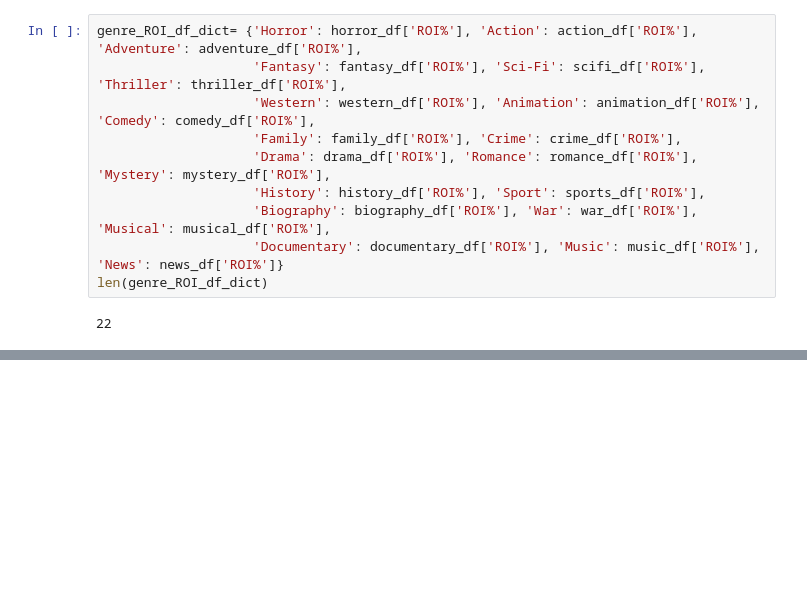
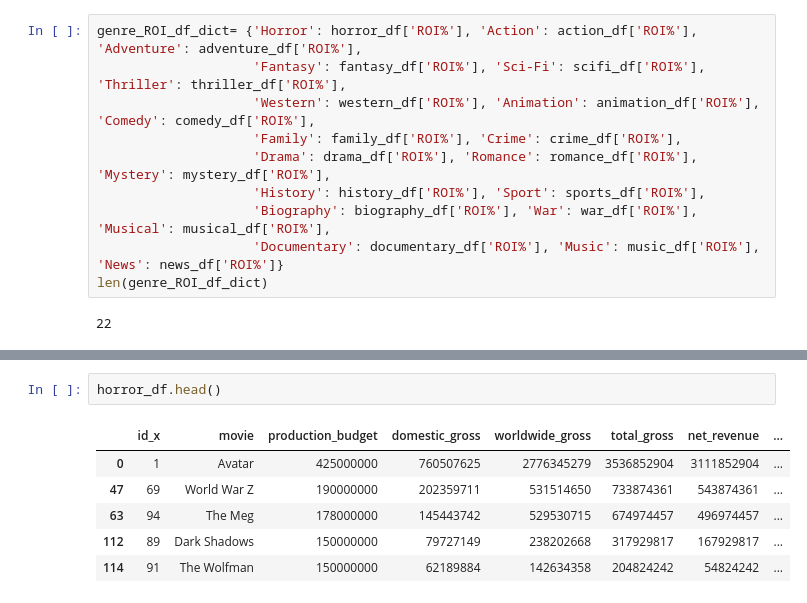
Before and after one commit to basstraining/film_data_analysis, a Jupyter notebook: Notebooks/genre_roi_comp.ipynb, the cells around one changed output, grey strips where cells are left out. Drawn from its saved outputs; the diff is of its cells as text; blank space fills up the shorter version.

```diff
--- a/Notebooks/genre_roi_comp.ipynb
+++ b/Notebooks/genre_roi_comp.ipynb
@@ -155,0 +197,9 @@ len(genre_ROI_df_dict)
+# %%
+horror_df.head()
+# %% [output]
+|  | id_x | movie | production_budget | domestic_gross | worldwide_gross | total_gross | net_revenue | ... |
+| 0 | 1 | Avatar | 425000000 | 760507625 | 2776345279 | 3536852904 | 3111852904 | ... |
+| 47 | 69 | World War Z | 190000000 | 202359711 | 531514650 | 733874361 | 543874361 | ... |
+| 63 | 94 | The Meg | 178000000 | 145443742 | 529530715 | 674974457 | 496974457 | ... |
+| 112 | 89 | Dark Shadows | 150000000 | 79727149 | 238202668 | 317929817 | 167929817 | ... |
+| 114 | 91 | The Wolfman | 150000000 | 62189884 | 142634358 | 204824242 | 54824242 | ... |
```
Also changed, not shown: parts of 4 cells of this notebook, 2 other files.
